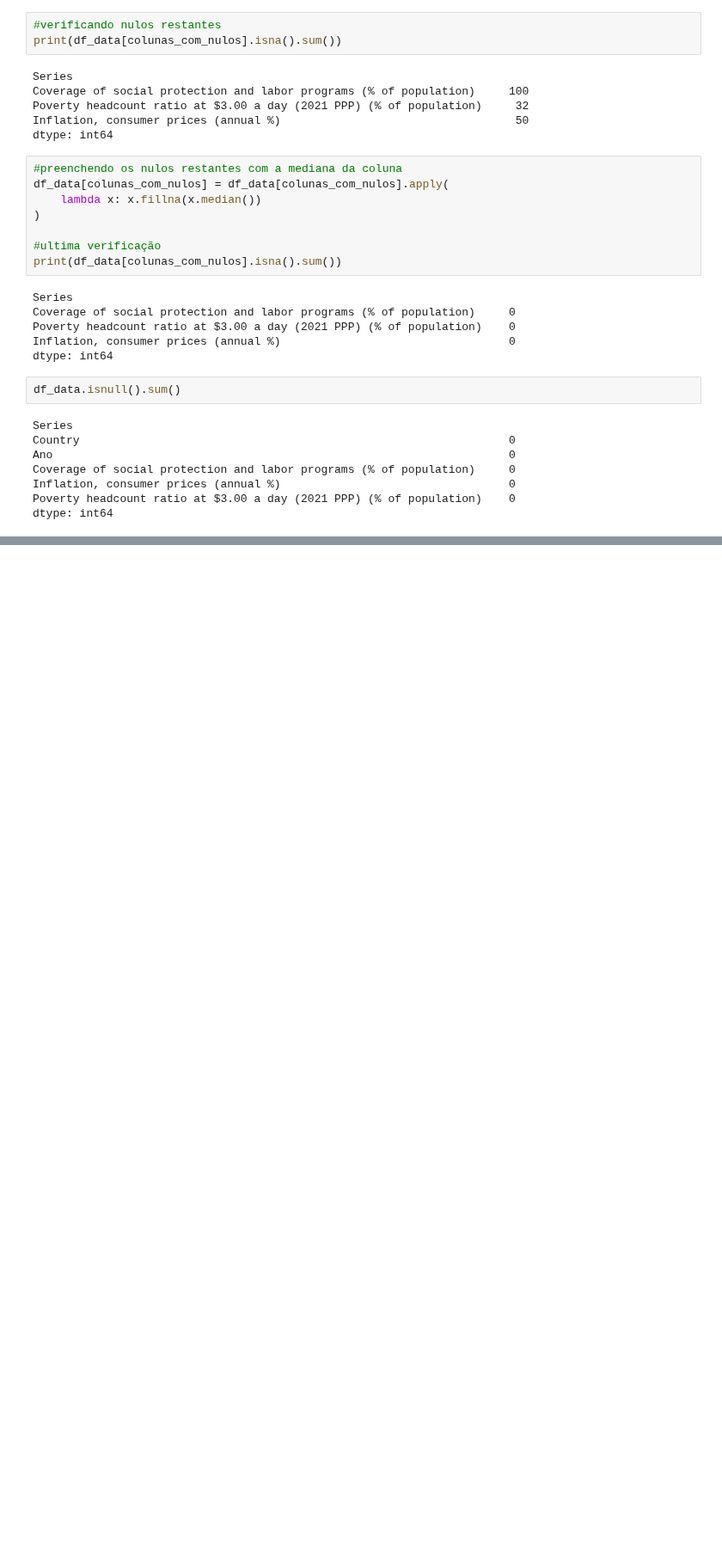
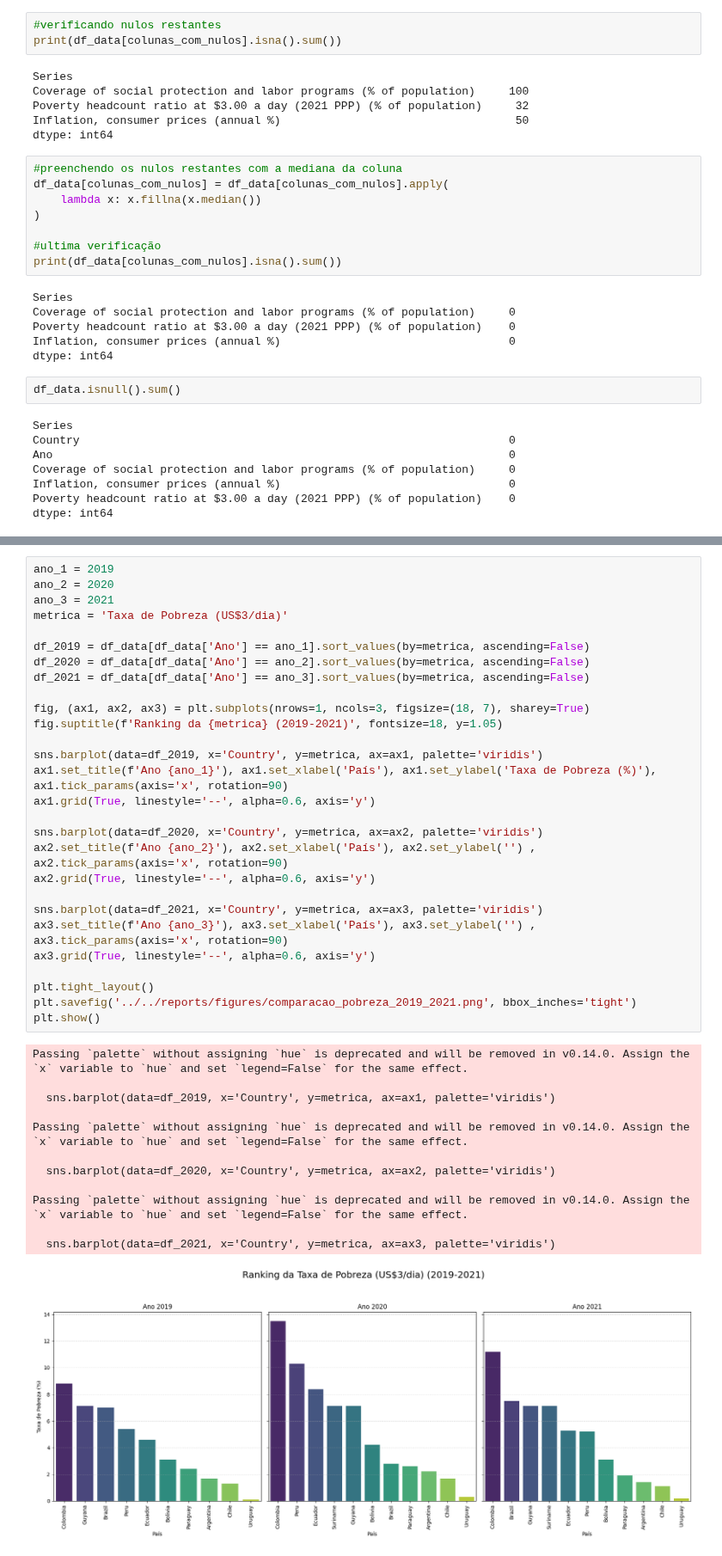
Before and after one commit to Masriaa/Ciencia-dos-Dados, a Jupyter notebook: notebooks/T2/banco-mundial-fmaria.ipynb, the cells around one changed output, grey strips where cells are left out. Shown at 86% size. Drawn from its saved outputs; the diff is of its cells as text; blank space fills up the shorter version.

```diff
--- a/notebooks/T2/banco-mundial-fmaria.ipynb
+++ b/notebooks/T2/banco-mundial-fmaria.ipynb
@@ -261,0 +289,41 @@ plt.show()
+# %%
+ano_1 = 2019
+ano_2 = 2020
+ano_3 = 2021
+metrica = 'Taxa de Pobreza (US$3/dia)'
+
+df_2019 = df_data[df_data['Ano'] == ano_1].sort_values(by=metrica, ascending=False)
+df_2020 = df_data[df_data['Ano'] == ano_2].sort_values(by=metrica, ascending=False)
+df_2021 = df_data[df_data['Ano'] == ano_3].sort_values(by=metrica, ascending=False)
+
+fig, (ax1, ax2, ax3) = plt.subplots(nrows=1, ncols=3, figsize=(18, 7), sharey=True)
+fig.suptitle(f'Ranking da {metrica} (2019-2021)', fontsize=18, y=1.05)
+
+sns.barplot(data=df_2019, x='Country', y=metrica, ax=ax1, palette='viridis')
+ax1.set_title(f'Ano {ano_1}'), ax1.set_xlabel('País'), ax1.set_ylabel('Taxa de Pobreza (%)'), ax1.tick_params(axis='x', rotation=90)
+ax1.grid(True, linestyle='--', alpha=0.6, axis='y')
+
+sns.barplot(data=df_2020, x='Country', y=metrica, ax=ax2, palette='viridis')
+ax2.set_title(f'Ano {ano_2}'), ax2.set_xlabel('País'), ax2.set_ylabel('') , ax2.tick_params(axis='x', rotation=90)
+ax2.grid(True, linestyle='--', alpha=0.6, axis='y')
+
+sns.barplot(data=df_2021, x='Country', y=metrica, ax=ax3, palette='viridis')
+ax3.set_title(f'Ano {ano_3}'), ax3.set_xlabel('País'), ax3.set_ylabel('') , ax3.tick_params(axis='x', rotation=90)
+ax3.grid(True, linestyle='--', alpha=0.6, axis='y')
+
+plt.tight_layout()
+plt.savefig('../../reports/figures/comparacao_pobreza_2019_2021.png', bbox_inches='tight')
+plt.show()
+# %% [output]
+Passing `palette` without assigning `hue` is deprecated and will be removed in v0.14.0. Assign the `x` variable to `hue` and set `legend=False` for the same effect.
+
+  sns.barplot(data=df_2019, x='Country', y=metrica, ax=ax1, palette='viridis')
+
+Passing `palette` without assigning `hue` is deprecated and will be removed in v0.14.0. Assign the `x` variable to `hue` and set `legend=False` for the same effect.
+
+  sns.barplot(data=df_2020, x='Country', y=metrica, ax=ax2, palette='viridis')
+
+Passing `palette` without assigning `hue` is deprecated and will be removed in v0.14.0. Assign the `x` variable to `hue` and set `legend=False` for the same effect.
+
+  sns.barplot(data=df_2021, x='Country', y=metrica, ax=ax3, palette='viridis')
+[figure, added]
```
Also changed, not shown: parts of 6 cells of this notebook, 11 other files.
